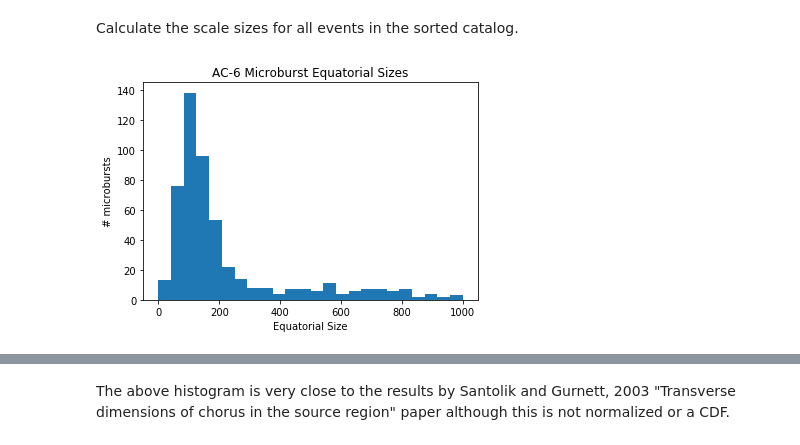
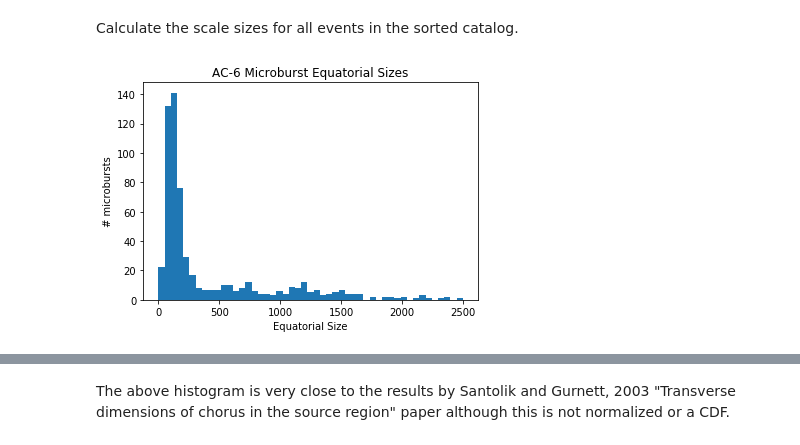
Before and after one commit to mshumko/ac6_microburst_scale_sizes, a Jupyter notebook: stats/microburst_cdf_equator.ipynb, the cells around one changed output, grey strips where cells are left out. Saved outputs shown, nothing was run; the diff lists cells and outputs as text; code cells hidden in the pictures.

```diff
--- a/stats/microburst_cdf_equator.ipynb
+++ b/stats/microburst_cdf_equator.ipynb
@@ -59,5 +65,5 @@ d_equator = np.array([map2equator(row.lat, row.lon, row.alt, row.dateTime, row.D
 # %%
-plt.hist(d_equator, bins=np.linspace(0, 1000, num=25))
+plt.hist(d_equator, bins=np.linspace(0, 2500, num=50))
 plt.ylabel('# microbursts'); plt.xlabel('Equatorial Size'); plt.title('AC-6 Microburst Equatorial Sizes');
 # %% [output]
-[figure, old version]
+[figure, new version]
```
Also changed, not shown: parts of 7 cells of this notebook.
